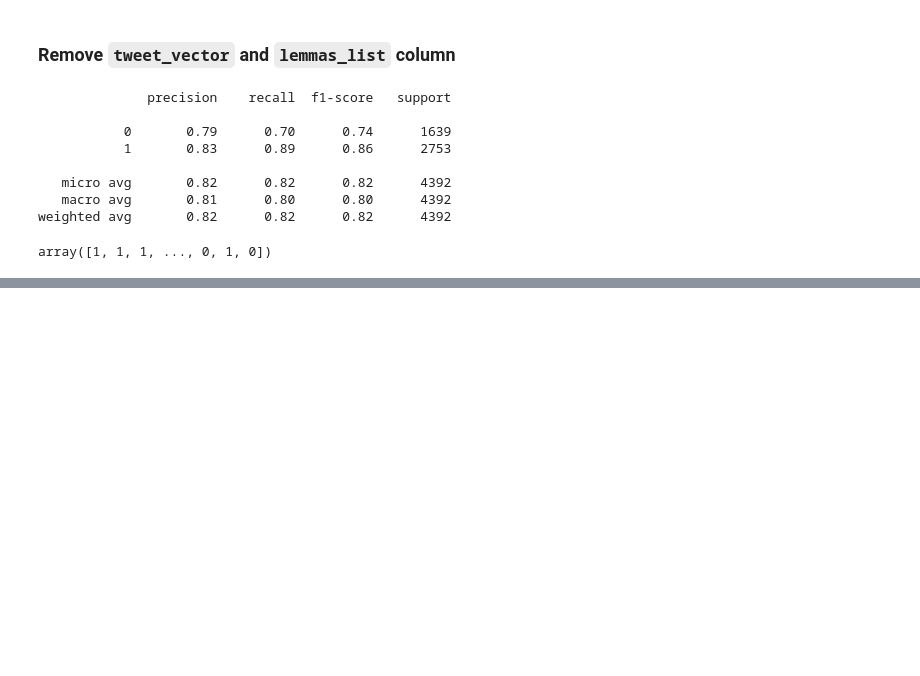
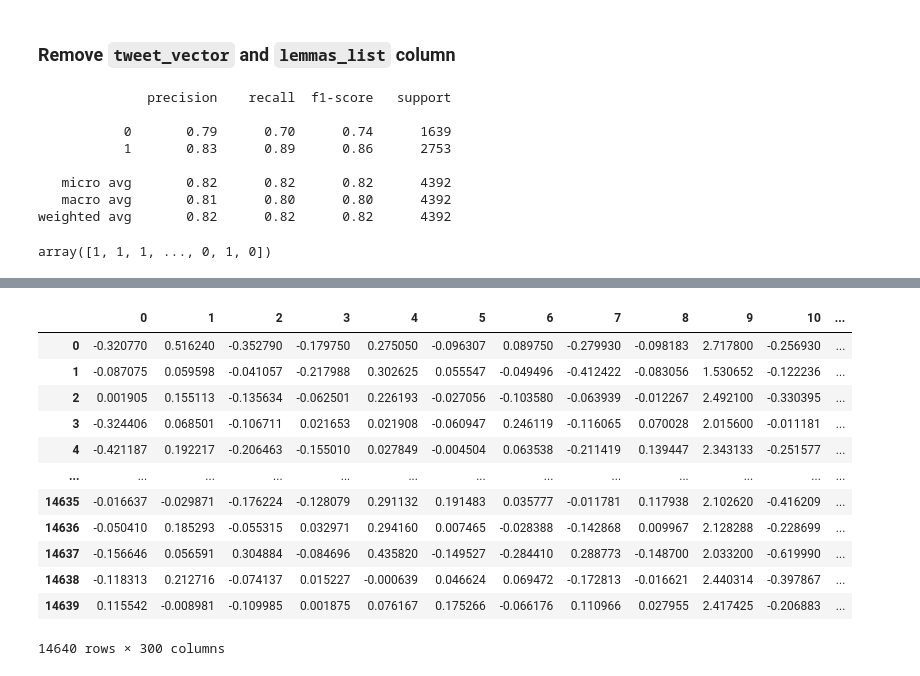
Before and after one commit to DataKnightsAI/Text-Sentiment-Analysis-for-Twitter, a Jupyter notebook: notebooks/5. Feature Engineering, Feature Selection, and Baseline Benchmark.ipynb, the cells around one changed output, grey strips where cells are left out. Drawn from its saved outputs; the diff is of its cells as text; code cells hidden in the pictures; blank space fills up the shorter version.

```diff
--- a/notebooks/5. Feature Engineering, Feature Selection, and Baseline Benchmark.ipynb
+++ b/notebooks/5. Feature Engineering, Feature Selection, and Baseline Benchmark.ipynb
@@ -534,0 +573,2 @@ array([1, 1, 1, ..., 0, 1, 0])
+# %%
+doc_glove_vectors = np.array([nlp(str(doc)).vector for doc in df_tweets_cleaned['lemmas_list'].values.astype('U')])
@@ -534,0 +593,16 @@ array([1, 1, 1, ..., 0, 1, 0])
+# %%
+pd.DataFrame(doc_glove_vectors)
+# %% [output]
+|  | 0 | 1 | 2 | 3 | 4 | 5 | 6 | 7 | 8 | 9 | 10 | ... |
+| 0 | -0.320770 | 0.516240 | -0.352790 | -0.179750 | 0.275050 | -0.096307 | 0.089750 | -0.279930 | -0.098183 | 2.717800 | -0.256930 | ... |
+| 1 | -0.087075 | 0.059598 | -0.041057 | -0.217988 | 0.302625 | 0.055547 | -0.049496 | -0.412422 | -0.083056 | 1.530652 | -0.122236 | ... |
+| 2 | 0.001905 | 0.155113 | -0.135634 | -0.062501 | 0.226193 | -0.027056 | -0.103580 | -0.063939 | -0.012267 | 2.492100 | -0.330395 | ... |
+| 3 | -0.324406 | 0.068501 | -0.106711 | 0.021653 | 0.021908 | -0.060947 | 0.246119 | -0.116065 | 0.070028 | 2.015600 | -0.011181 | ... |
+| 4 | -0.421187 | 0.192217 | -0.206463 | -0.155010 | 0.027849 | -0.004504 | 0.063538 | -0.211419 | 0.139447 | 2.343133 | -0.251577 | ... |
+| ... | ... | ... | ... | ... | ... | ... | ... | ... | ... | ... | ... | ... |
+| 14635 | -0.016637 | -0.029871 | -0.176224 | -0.128079 | 0.291132 | 0.191483 | 0.035777 | -0.011781 | 0.117938 | 2.102620 | -0.416209 | ... |
+| 14636 | -0.050410 | 0.185293 | -0.055315 | 0.032971 | 0.294160 | 0.007465 | -0.028388 | -0.142868 | 0.009967 | 2.128288 | -0.228699 | ... |
+| 14637 | -0.156646 | 0.056591 | 0.304884 | -0.084696 | 0.435820 | -0.149527 | -0.284410 | 0.288773 | -0.148700 | 2.033200 | -0.619990 | ... |
+| 14638 | -0.118313 | 0.212716 | -0.074137 | 0.015227 | -0.000639 | 0.046624 | 0.069472 | -0.172813 | -0.016621 | 2.440314 | -0.397867 | ... |
+| 14639 | 0.115542 | -0.008981 | -0.109985 | 0.001875 | 0.076167 | 0.175266 | -0.066176 | 0.110966 | 0.027955 | 2.417425 | -0.206883 | ... |
+14640 rows × 300 columns
```
Also changed, not shown: parts of 22 cells of this notebook, 4 other files.
